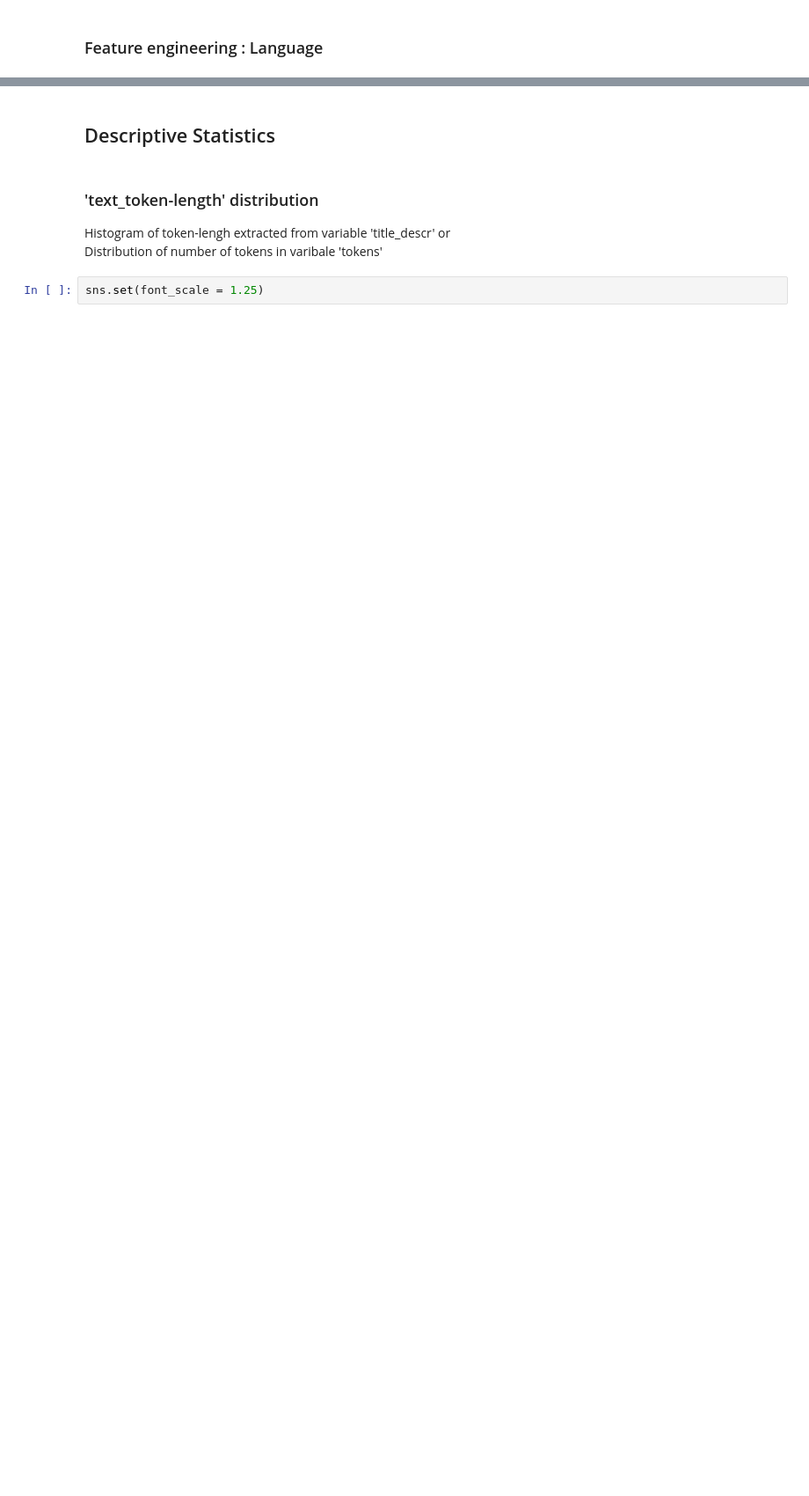
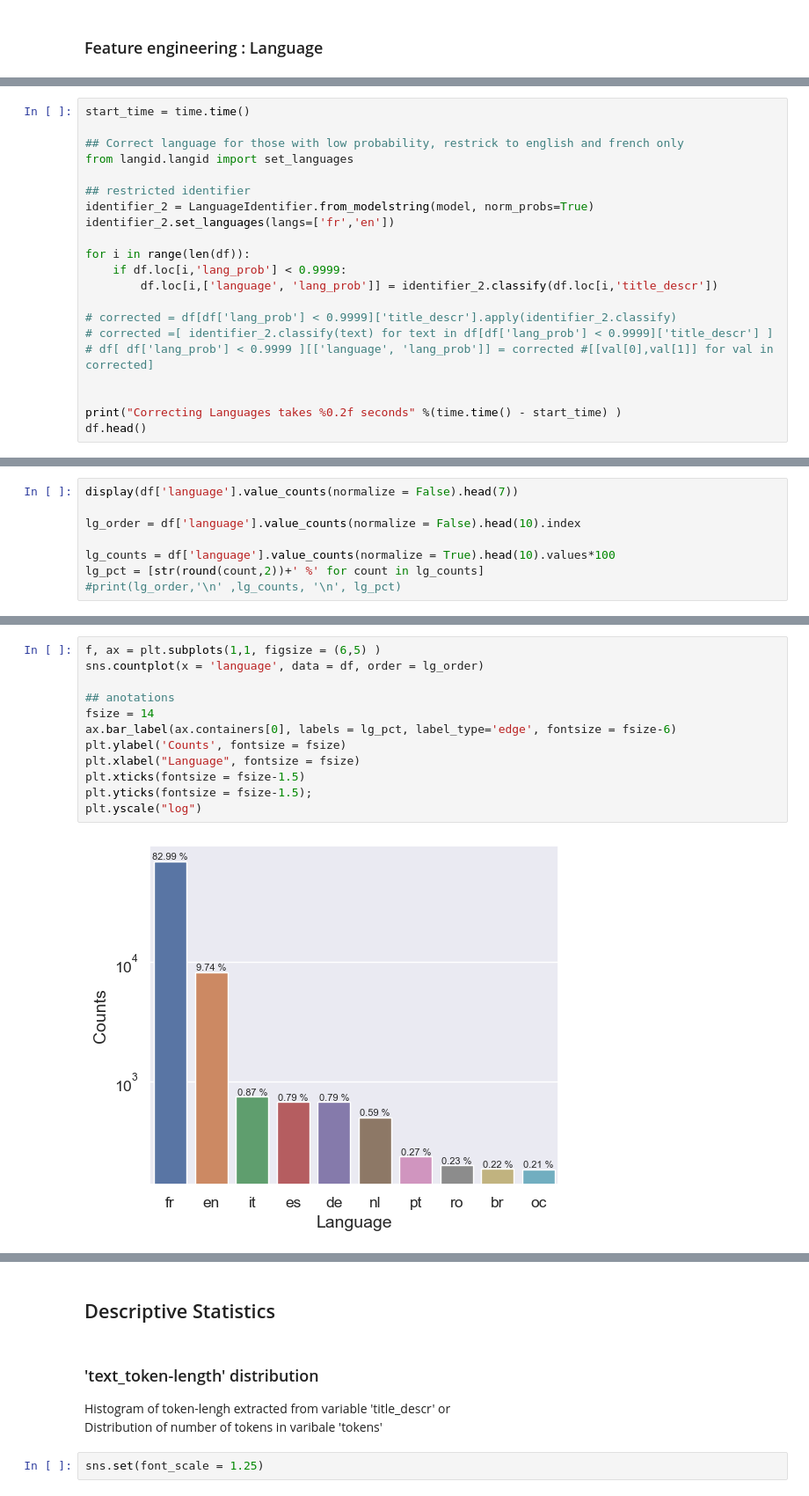
Before and after one commit to RamiroHR/Multimodal-Data-Product-Classification-Model, a Jupyter notebook: Rakuten_DataExploration.ipynb, the cells around one changed output, grey strips where cells are left out. Shown at 88% size. Drawn from its saved outputs; the diff is of its cells as text; blank space fills up the shorter version.

Commit message:
Add Notebooks for Image preprocessing, text preprocessing, Modular_Preprocessing, Test_simple functions. Update DataExploration notebook.

```diff
--- a/Rakuten_DataExploration.ipynb
+++ b/Rakuten_DataExploration.ipynb
@@ -414,0 +469,21 @@ luc a des idées de grandeur. il veut organiser un jeu de guerre de boules de ne
+# %%
+start_time = time.time()
+
+## Correct language for those with low probability, restrick to english and french only
+from langid.langid import set_languages
+
+## restricted identifier
+identifier_2 = LanguageIdentifier.from_modelstring(model, norm_probs=True)
+identifier_2.set_languages(langs=['fr','en'])
+
+for i in range(len(df)):
+    if df.loc[i,'lang_prob'] < 0.9999:
+        df.loc[i,['language', 'lang_prob']] = identifier_2.classify(df.loc[i,'title_descr'])
+
+# corrected = df[df['lang_prob'] < 0.9999]['title_descr'].apply(identifier_2.classify)
+# corrected =[ identifier_2.classify(text) for text in df[df['lang_prob'] < 0.9999]['title_descr'] ]
+# df[ df['lang_prob'] < 0.9999 ][['language', 'lang_prob']] = corrected #[[val[0],val[1]] for val in corrected]
+
+
+print("Correcting Languages takes %0.2f seconds" %(time.time() - start_time) )
+df.head()
@@ -414,0 +538,8 @@ luc a des idées de grandeur. il veut organiser un jeu de guerre de boules de ne
+# %%
+display(df['language'].value_counts(normalize = False).head(7))
+
+lg_order = df['language'].value_counts(normalize = False).head(10).index
+
+lg_counts = df['language'].value_counts(normalize = True).head(10).values*100
+lg_pct = [str(round(count,2))+' %' for count in lg_counts]
+#print(lg_order,'\n' ,lg_counts, '\n', lg_pct)
@@ -414,0 +561,14 @@ luc a des idées de grandeur. il veut organiser un jeu de guerre de boules de ne
+# %%
+f, ax = plt.subplots(1,1, figsize = (6,5) )
+sns.countplot(x = 'language', data = df, order = lg_order)
+
+## anotations
+fsize = 14
+ax.bar_label(ax.containers[0], labels = lg_pct, label_type='edge', fontsize = fsize-6)
+plt.ylabel('Counts', fontsize = fsize)
+plt.xlabel("Language", fontsize = fsize)
+plt.xticks(fontsize = fsize-1.5)
+plt.yticks(fontsize = fsize-1.5);
+plt.yscale("log")
+# %% [output]
+[figure, added]
```
Also changed, not shown: parts of 44 cells of this notebook, 4 other files.
